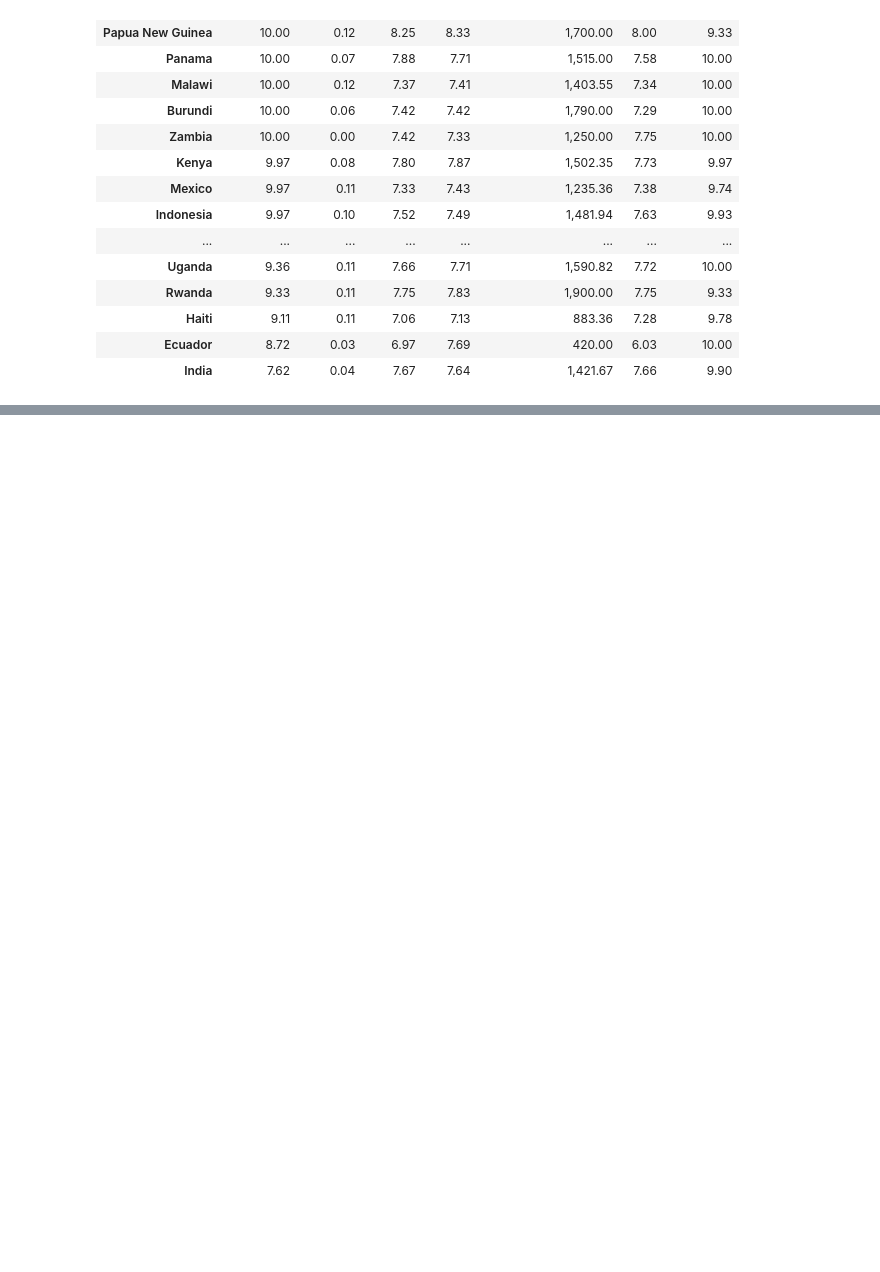
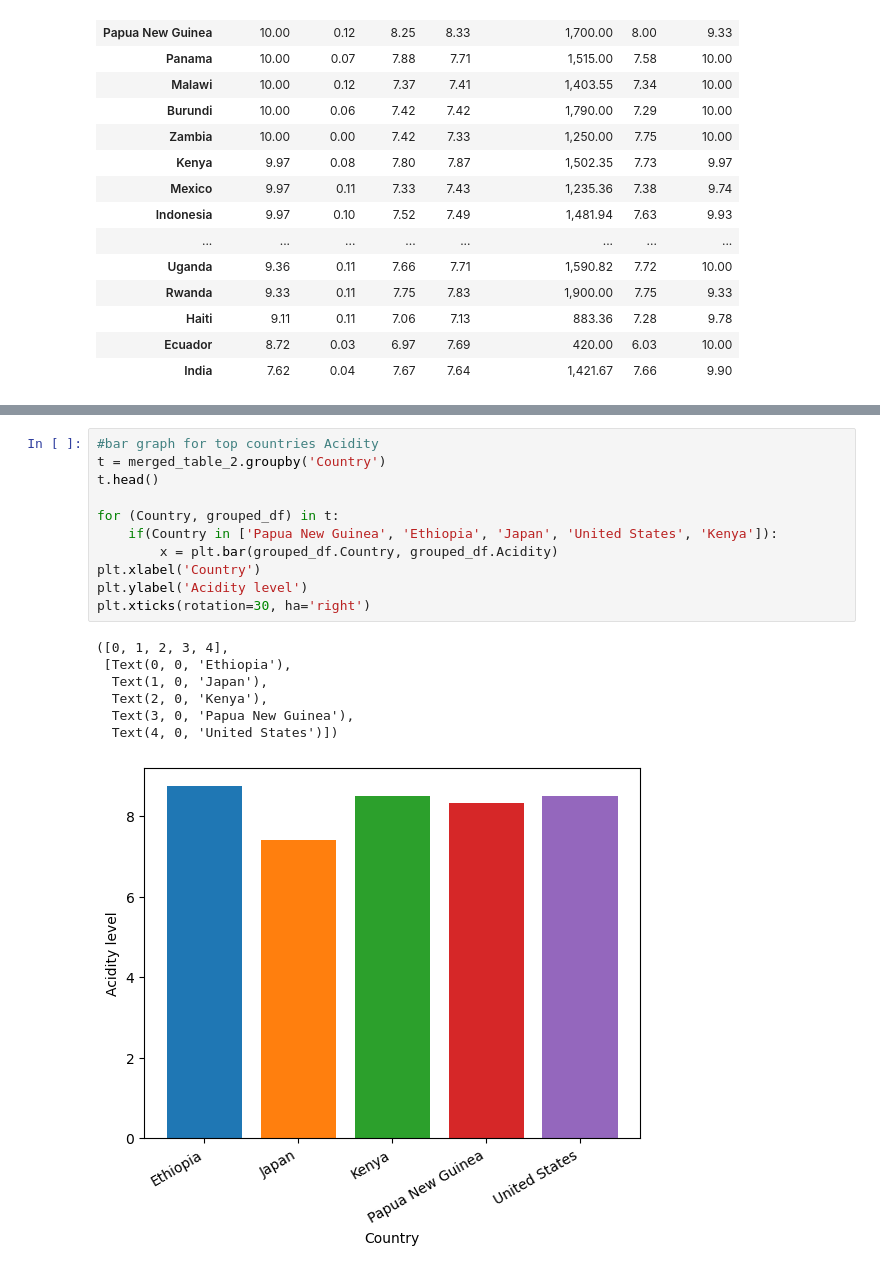
Before and after one commit to UC-Berkeley-I-School/Project2_Team_7, a Jupyter notebook: coffee_distribution.ipynb, the cells around one changed output, grey strips where cells are left out. Saved outputs shown, nothing was run; the diff lists cells and outputs as text; blank space fills up the shorter version.

Commit message:
adding charts

```diff
--- a/coffee_distribution.ipynb
+++ b/coffee_distribution.ipynb
@@ -312,0 +297,19 @@ Name: Total_Cup_Points, dtype: float64
+# %%
+#bar graph for top countries Acidity
+t = merged_table_2.groupby('Country')
+t.head()
+
+for (Country, grouped_df) in t:
+    if(Country in ['Papua New Guinea', 'Ethiopia', 'Japan', 'United States', 'Kenya']):
+        x = plt.bar(grouped_df.Country, grouped_df.Acidity)
+plt.xlabel('Country')
+plt.ylabel('Acidity level')
+plt.xticks(rotation=30, ha='right')
+# %% [output]
+([0, 1, 2, 3, 4],
+ [Text(0, 0, 'Ethiopia'),
+  Text(1, 0, 'Japan'),
+  Text(2, 0, 'Kenya'),
+  Text(3, 0, 'Papua New Guinea'),
+  Text(4, 0, 'United States')])
+[figure, added]
```
Also changed, not shown: parts of 7 cells of this notebook.
